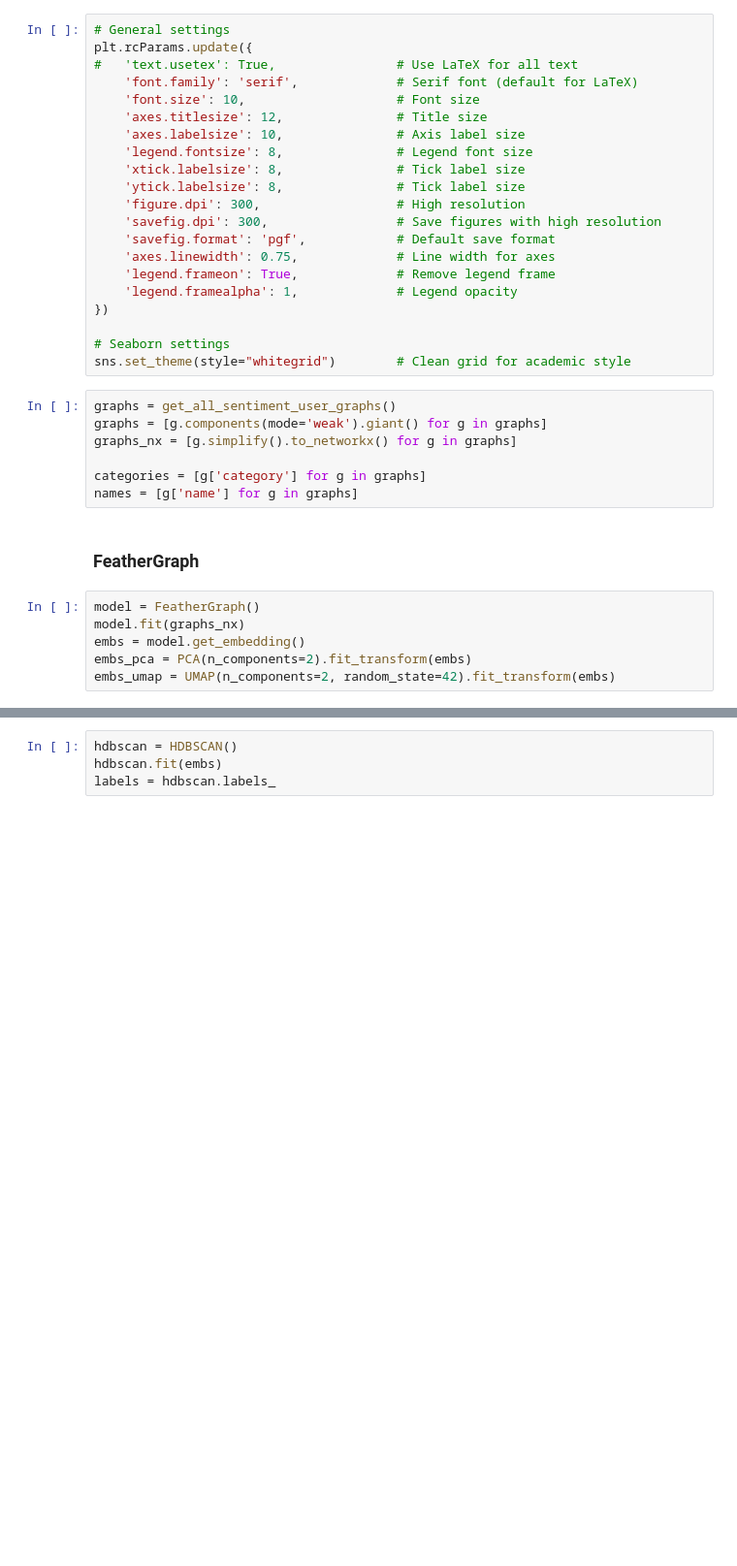
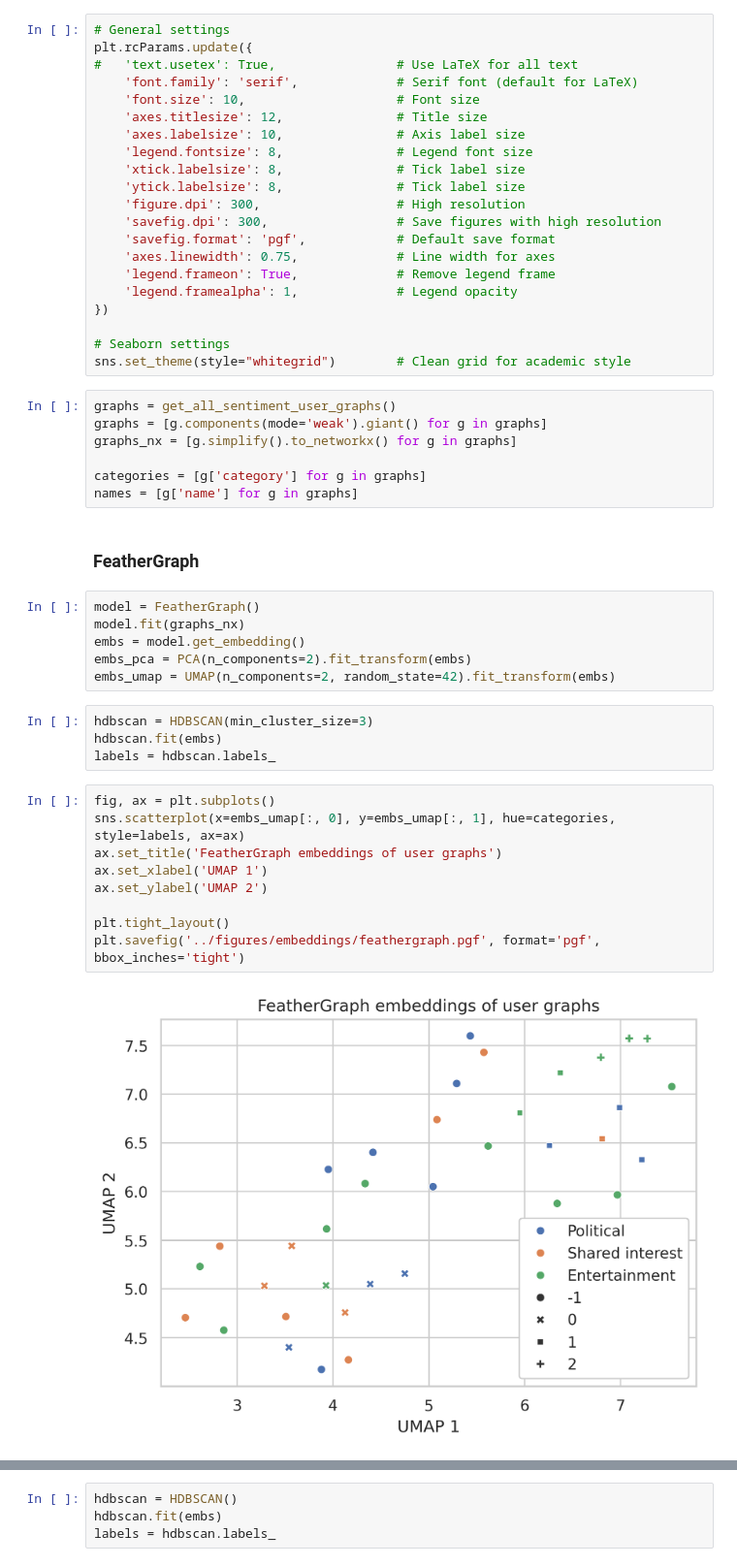
Before and after one commit to Marcus-Friis/thesis, a Jupyter notebook: notebooks/embedding_result.ipynb, the cells around one changed output, grey strips where cells are left out. Shown: that part at 97% size. Saved outputs shown, nothing was run; the diff lists cells and outputs as text; blank space fills up the shorter version.

```diff
--- a/notebooks/embedding_result.ipynb
+++ b/notebooks/embedding_result.ipynb
@@ -51,3 +51,18 @@ model.fit(graphs_nx)
 embs = model.get_embedding()
 embs_pca = PCA(n_components=2).fit_transform(embs)
 embs_umap = UMAP(n_components=2, random_state=42).fit_transform(embs)
+# %%
+hdbscan = HDBSCAN(min_cluster_size=3)
+hdbscan.fit(embs)
+labels = hdbscan.labels_
+# %%
+fig, ax = plt.subplots()
+sns.scatterplot(x=embs_umap[:, 0], y=embs_umap[:, 1], hue=categories, style=labels, ax=ax)
+ax.set_title('FeatherGraph embeddings of user graphs')
+ax.set_xlabel('UMAP 1')
+ax.set_ylabel('UMAP 2')
+
+plt.tight_layout()
+plt.savefig('../figures/embeddings/feathergraph.pgf', format='pgf', bbox_inches='tight')
+# %% [output]
+[figure, added]
```
Also changed, not shown: parts of 21 cells of this notebook, 5 other files.
